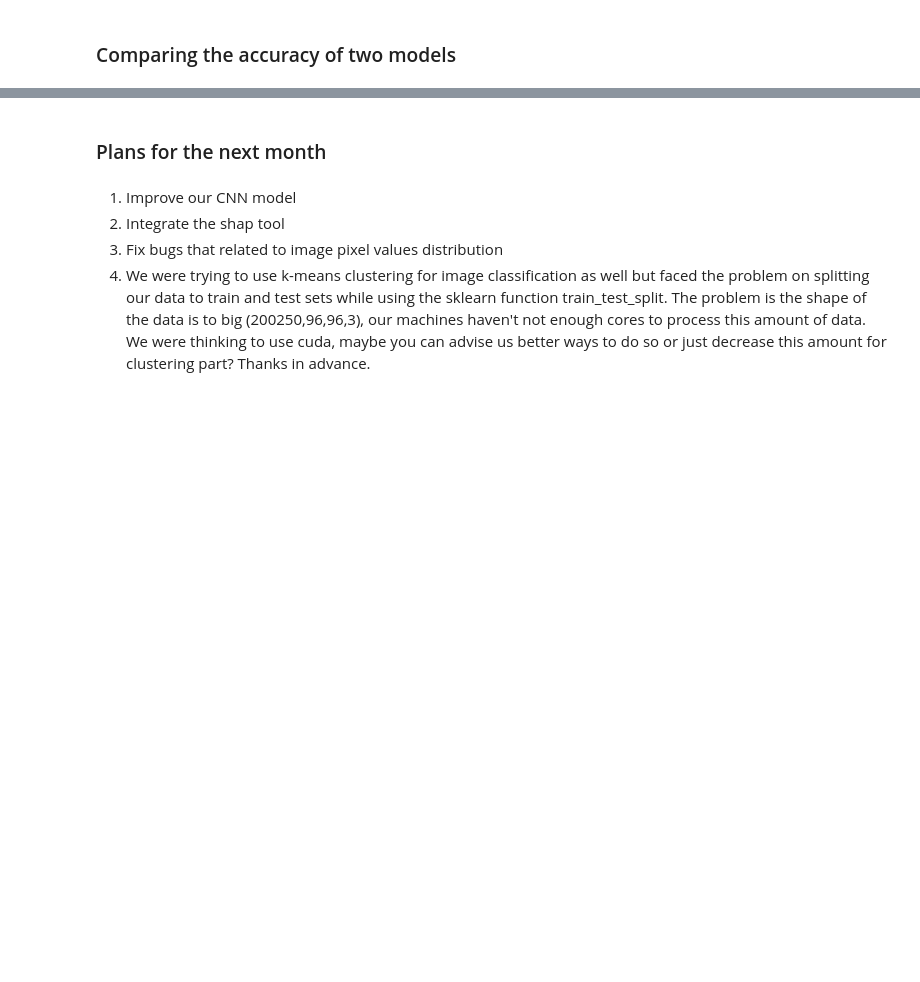
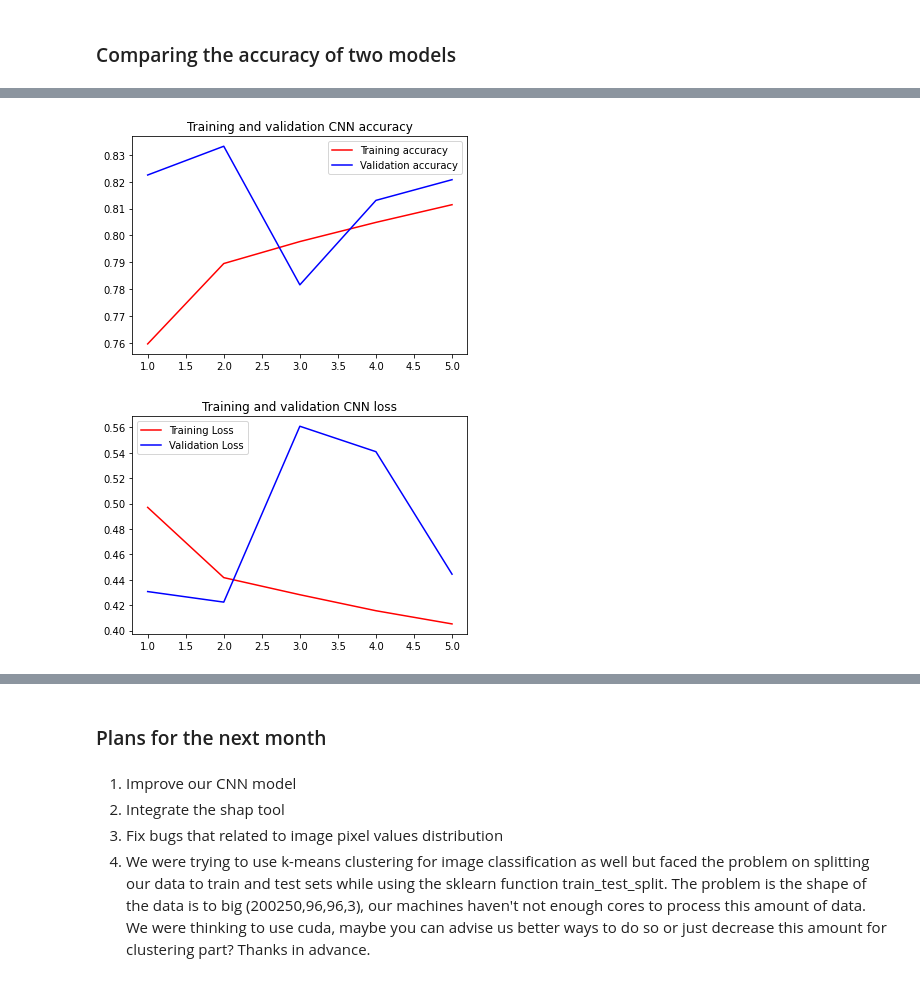
Before and after one commit to alexakh95/datasciense-uni-project, a Jupyter notebook: notebooks/histopathologic_cancer_detection/project.ipynb, the cells around one changed output, grey strips where cells are left out. Saved outputs shown, nothing was run; the diff lists cells and outputs as text; code cells hidden in the pictures; blank space fills up the shorter version.

Commit message:
added accuracy plots of cnn and dense models

```diff
--- a/notebooks/histopathologic_cancer_detection/project.ipynb
+++ b/notebooks/histopathologic_cancer_detection/project.ipynb
@@ -1005,7 +1005,7 @@ model.compile(optimizer='adam',
 # %% [markdown]
 Notice no batch size and validation batch size are specified since our data is in the form of generator, and they already generate batches.
 # %%
-history = model.fit(train_set, epochs=5, steps_per_epoch=len(train_set),
+cnn_history = model.fit(train_set, epochs=5, steps_per_epoch=len(train_set),
                     validation_data=val_set,verbose=1)
 # %% [output]
 Epoch 1/5
@@ -1071,7 +1068,7 @@ dense_net.compile(optimizer=Adam(0.01),
 early_stopper = EarlyStopping(monitor='val_loss', patience=2, verbose=2, restore_best_weights=True)
 reduce = ReduceLROnPlateau(monitor='val_loss', patience=1, verbose=1, factor=0.1)
 # %%
-history = model.fit(train_set,
+dense_history = model.fit(train_set,
                     epochs=5,
                     steps_per_epoch=train_steps_per_epoch,
                     validation_data=val_set,
@@ -1093,2 +1090,23 @@ Epoch 5/5
+# %%
+def metrics_plot(history):
+    acc = history.history['accuracy']
+    val_acc = history.history['val_accuracy']
+    loss = history.history['loss']
+    val_loss = history.history['val_loss']
+
+    epochs = range(1,len(acc)+1,1)
+
+    plt.plot(epochs, acc, 'r', label='Training accuracy')
+    plt.plot(epochs, val_acc, 'b', label='Validation accuracy')
+    plt.title('Training and validation accuracy')
+    plt.legend()
+    plt.figure()
+
+    plt.plot(epochs, loss, 'r', label='Training Loss')
+    plt.plot(epochs, val_loss, 'b', label='Validation Loss')
+    plt.title('Training and validation loss')
+    plt.legend()
+
+    plt.show()
 # %% [markdown]
 ### Comparing the accuracy of two models
@@ -1094,0 +1122,5 @@ Epoch 5/5
+# %%
+metrics_plot(cnn_history)
+# %% [output]
+[figure, added]
+[figure, added]
```
Also changed, not shown: parts of 14 cells of this notebook.
